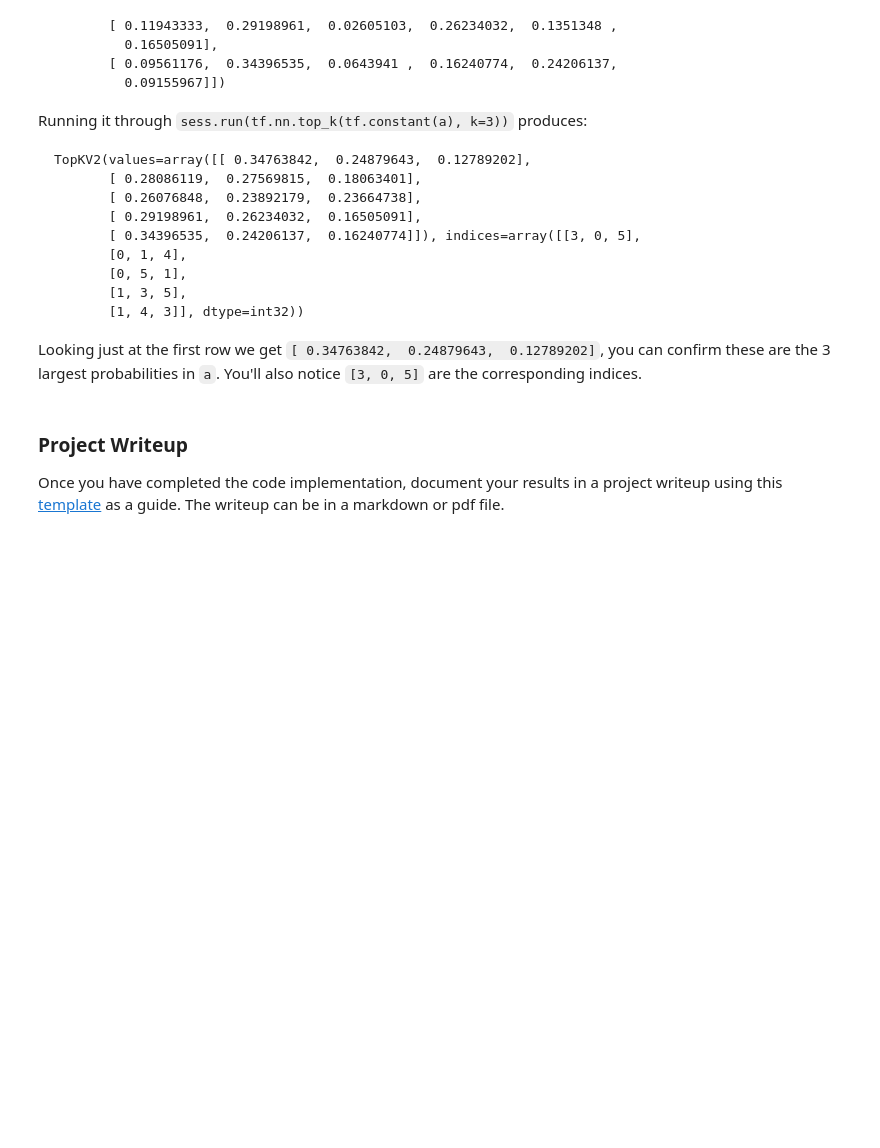
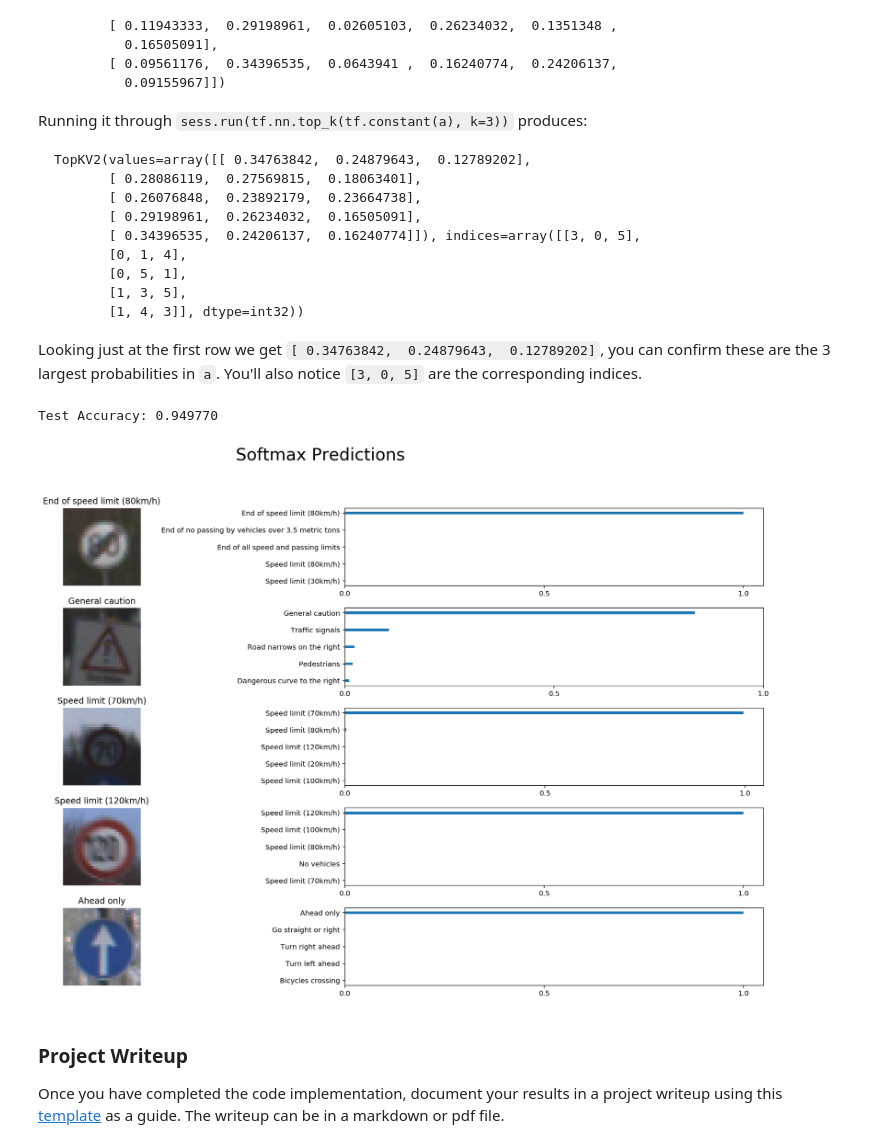
Before and after one commit to chanwooyang/Udacity-SDCND, a Jupyter notebook: T1-P2-TrafficSignClassifier/Traffic_Sign_Classifier.ipynb, the cells around one changed output. Saved outputs shown, nothing was run; the diff lists cells and outputs as text; code cells hidden in the pictures; blank space fills up the shorter version.

```diff
--- a/T1-P2-TrafficSignClassifier/Traffic_Sign_Classifier.ipynb
+++ b/T1-P2-TrafficSignClassifier/Traffic_Sign_Classifier.ipynb
@@ -382,6 +382,7 @@ sets imply underfitting. A high accuracy on the training set but low accuracy on
 rate = 0.0005
 
 logits = LeNet(x,keep_prob)
+logits = tf.identity(logits, name='logits') # Name logits Tensor so that it can be loaded from disk after training
 cross_entropy = tf.nn.softmax_cross_entropy_with_logits(labels=one_hot_y, logits=logits)
 loss_operation = tf.reduce_mean(cross_entropy)
 optimizer = tf.train.AdamOptimizer(learning_rate = rate)
@@ -401,19 +402,19 @@ output layer shape: [None, 43]
 ### Model Evaluation
 
 correct_prediction = tf.equal(tf.argmax(logits, 1), tf.argmax(one_hot_y, 1))
-accuracy_operation = tf.reduce_mean(tf.cast(correct_prediction, tf.float32))
+accuracy_operation = tf.reduce_mean(tf.cast(correct_prediction, tf.float32), name='accuracy')
 saver = tf.train.Saver()
 
-def evaluate(train_X_data, train_y_data, valid_X_data, valid_y_data):
+def evaluate(sess, train_X_data, train_y_data, valid_X_data, valid_y_data):
     num_examples = len(valid_X_data)
     total_accuracy = 0
-    sess = tf.get_default_session()
+#     sess = tf.get_default_session()
     for offset in range(0, num_examples, BATCH_SIZE):
         valid_batch_x, valid_batch_y = valid_X_data[offset:offset+BATCH_SIZE], valid_y_data[offset:offset+BATCH_SIZE]
-#         loss = sess.run(loss_operation, feed_dict={x: train_X_data, y:train_y_data, keep_prob:1.0})
+        loss = sess.run(loss_operation, feed_dict={x: train_X_data, y:train_y_data, keep_prob:1.0})
         accuracy = sess.run(accuracy_operation, feed_dict={x: valid_batch_x, y: valid_batch_y, keep_prob:1.0})
         total_accuracy += (accuracy * len(batch_x))
-    return total_accuracy / num_examples #, loss
+    return total_accuracy / num_examples, loss
 # %%
 with tf.Session() as sess:
     sess.run(tf.global_variables_initializer())
@@ -428,12 +429,12 @@ with tf.Session() as sess:
             batch_x, batch_y = norm_X_train[offset:end], y_train[offset:end]
             sess.run(training_operation, feed_dict={x: batch_x, y: batch_y, keep_prob:keep_probability})
 
-        validation_accuracy = evaluate(norm_X_train, y_train, norm_X_valid, y_valid)
-        print("EPOCH {} ...".format(i+1) + "\t Validation Accuracy = {:.3f}".format(validation_accuracy))
-        # + "\t Loss = {:.3f}".format(loss)
+        validation_accuracy, loss = evaluate(sess, norm_X_train, y_train, norm_X_valid, y_valid)
+        print("EPOCH {} ...".format(i+1) + "\t Validation Accuracy = {:.4f}".format(validation_accuracy)
+              + "\t Loss = {:.6f}".format(loss))
         print()
 
-    saver.save(sess, './lenet')
+    saver.save(sess, './TrafficSignClassifier')
     print("Model saved")
 # %% [output]
 Training...
@@ -523,3 +578,52 @@ Looking just at the first row we get `[ 0.34763842,  0.24879643,  0.12789202]`,
+# %%
+# Set batch size if not already set
+try:
+    if BATCH_SIZE:
+        pass
+except NameError:
+    BATCH_SIZE = 512
+
+save_model_path = './TrafficSignClassifier'
+
+loaded_graph = tf.Graph()
+
+n_samples = 5
+top_n_predictions = 5
+
+with tf.Session(graph=loaded_graph) as sess:
+    num_examples = len(norm_X_test)
+
+    # Load Model
+    loader = tf.train.import_meta_graph(save_model_path+'.meta')
+    loader.restore(sess, save_model_path)
+
+    # Get Tensors from loaded model
+    loaded_x = loaded_graph.get_tensor_by_name('x:0')
+    loaded_y = loaded_graph.get_tensor_by_name('y:0')
+    loaded_keep_prob = loaded_graph.get_tensor_by_name('keep_prob:0')
+    loaded_logits = loaded_graph.get_tensor_by_name('logits:0')
+    loaded_accuracy = loaded_graph.get_tensor_by_name('accuracy:0')
+
+    # Get accuracy in batches for memory limitations
+    test_batch_acc_total = 0
+    test_batch_count = 0
+
+    for offset in range(0, num_examples, BATCH_SIZE):
+        end = offset + BATCH_SIZE
+        batch_x, batch_y = norm_X_test[offset:end], y_test[offset:end]
+        test_batch_acc_total += sess.run(
+            loaded_accuracy, feed_dict={loaded_x: batch_x, loaded_y: batch_y, loaded_keep_prob:1.0})
+        test_batch_count += 1
+
+    print('Test Accuracy: {:.6f}\n'.format(test_batch_acc_total/test_batch_count))
+
+    # Print Random Samples from Test Dataset
+    random_test_features, random_test_labels = tuple(zip(*random.sample(list(zip(norm_X_test, y_test)), n_samples)))
+    random_test_predictions = sess.run(tf.nn.top_k(tf.nn.softmax(loaded_logits), top_n_predictions),feed_dict={loaded_x: random_test_features, loaded_y: random_test_labels, loaded_keep_prob:1.0})
+    display_image_predictions(n_samples, top_n_predictions, random_test_features, random_test_labels, random_test_predictions)
+# %% [output]
+Test Accuracy: 0.949770
+[figure, added]
 # %% [markdown]
 ### Project Writeup
 
```
Also changed, not shown: parts of 6 cells of this notebook.
